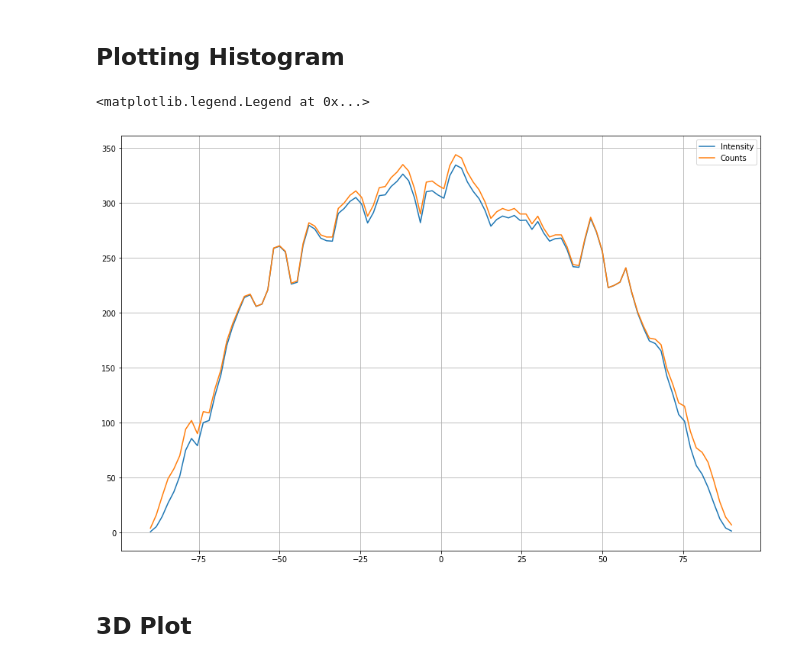
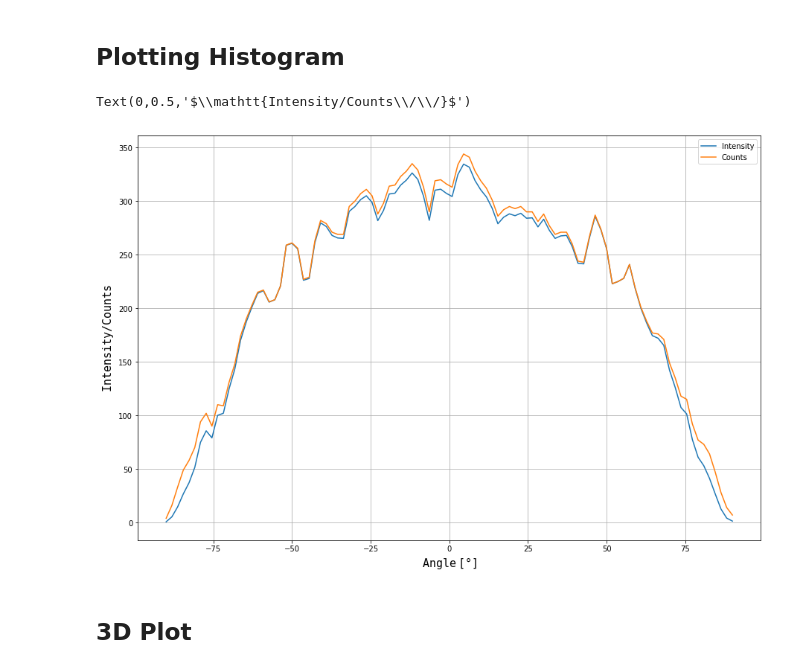
Before and after one commit to exe1099/ray_simulation, a Jupyter notebook: run_simulation.ipynb, the cells around one changed output. Saved outputs shown, nothing was run; the diff lists cells and outputs as text; code cells hidden in the pictures.

```diff
--- a/run_simulation.ipynb
+++ b/run_simulation.ipynb
@@ -78,13 +78,15 @@ for angular_position, detector_direction in detector:
 # %%
 fig = plt.figure(figsize=(15,10))
 plt.grid()
 plt.plot(angular_positions, bins_intensity, label="Intensity")
 plt.plot(angular_positions, bins_histo, label="Counts")
 plt.legend()
+plt.xlabel(r"$\mathtt{Angle\/\/[°]}$", fontsize=15)
+plt.ylabel(r"$\mathtt{Intensity/Counts\/\/}$", fontsize=15)
 # plt.savefig('sim_difference_fresnel.pdf')
 # %% [output]
-<matplotlib.legend.Legend at 0x...>
+Text(0,0.5,'$\\mathtt{Intensity/Counts\\/\\/}$')
-[figure, old version]
+[figure, new version]
 # %% [markdown]
 ## 3D Plot
 # %%
```
Also changed, not shown: parts of 3 cells of this notebook, 2 other files.
